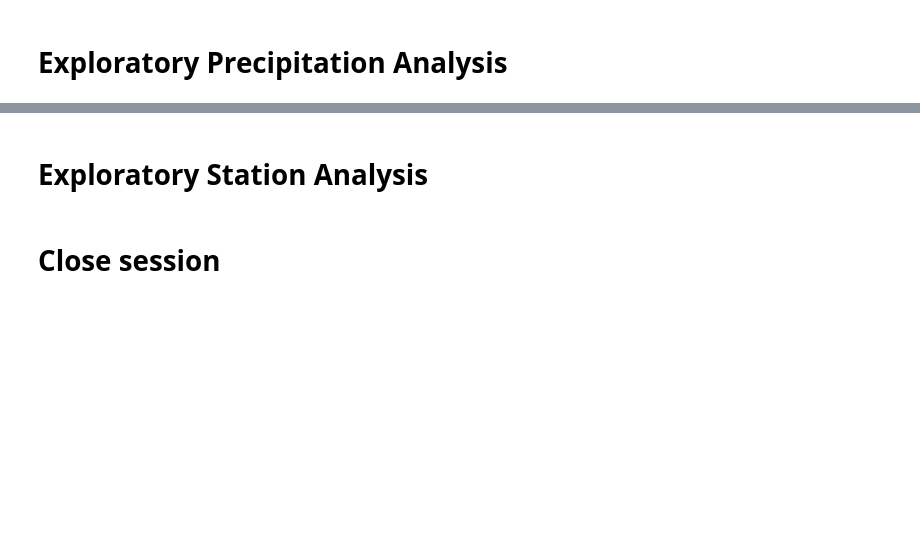
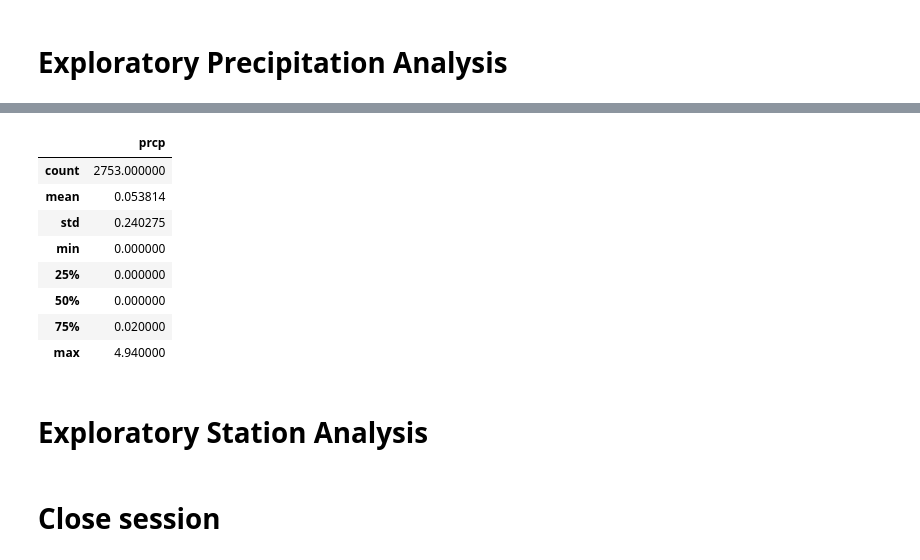
Before and after one commit to abotsi1080/SQLAlchemy_Challenge, a Jupyter notebook: climate_starter.ipynb, the cells around one changed output, grey strips where cells are left out. Cells and saved outputs as stored; diff of their text form; code cells hidden in the pictures; blank space fills up the shorter version.

```diff
--- a/climate_starter.ipynb
+++ b/climate_starter.ipynb
@@ -67,5 +184,16 @@ inspector.get_table_names()
 # %%
 # Use Pandas to calcualte the summary statistics for the precipitation data
+precip_score_df.describe()
+# %% [output]
+|  | prcp |
+| count | 2753.000000 |
+| mean | 0.053814 |
+| std | 0.240275 |
+| min | 0.000000 |
+| 25% | 0.000000 |
+| 50% | 0.000000 |
+| 75% | 0.020000 |
+| max | 4.940000 |
 # %% [markdown]
 # Exploratory Station Analysis
 # %%
```
Also changed, not shown: parts of 10 cells of this notebook, 1 other file.
